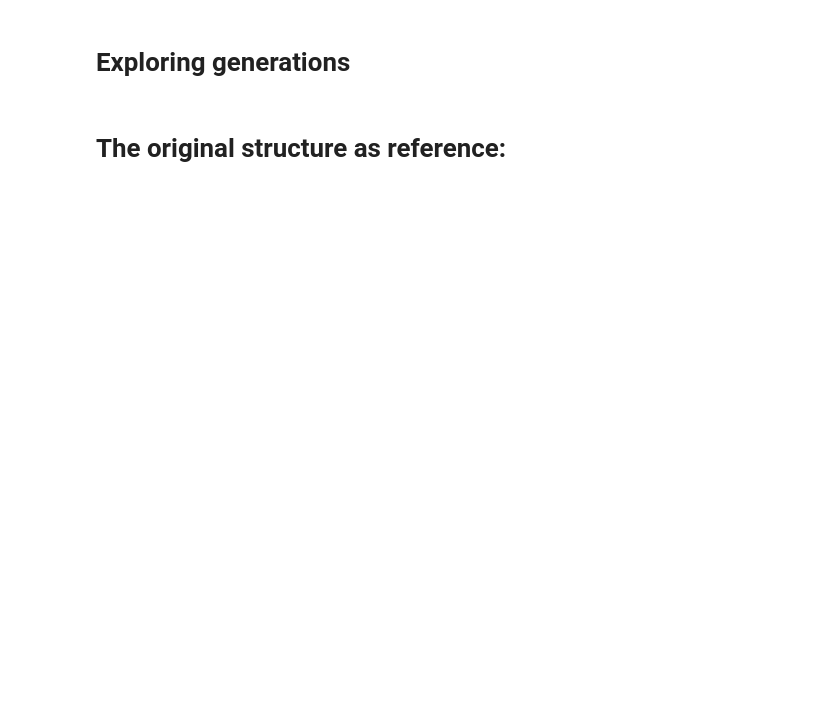
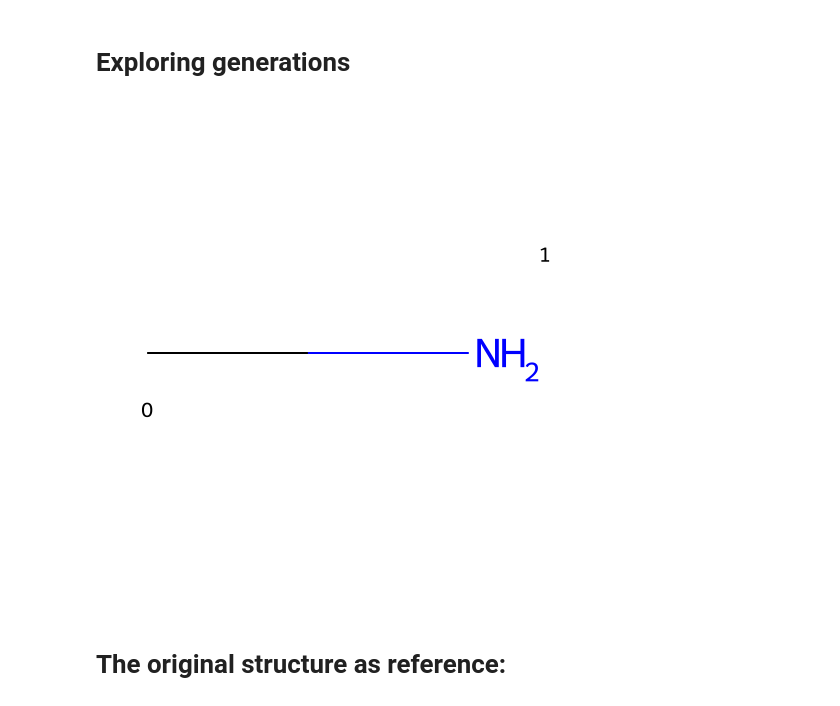
Before and after one commit to Strandgaard96/GB_GA, a Jupyter notebook: notebooks/Generation_exploration.ipynb, the cells around one changed output. Drawn from its saved outputs; the diff is of its cells as text; code cells hidden in the pictures; blank space fills up the shorter version.

```diff
--- a/notebooks/Generation_exploration.ipynb
+++ b/notebooks/Generation_exploration.ipynb
@@ -37,6 +37,10 @@ font = {'weight' : 'bold',
         'size'   : 18}
 
 plt.rc('font', **font)
+# %%
+Chem.MolFromSmiles("CN")
+# %% [output]
+[figure, added]
 # %%
 def draw_generation(
     mols,
```
Also changed, not shown: 8 other files.
